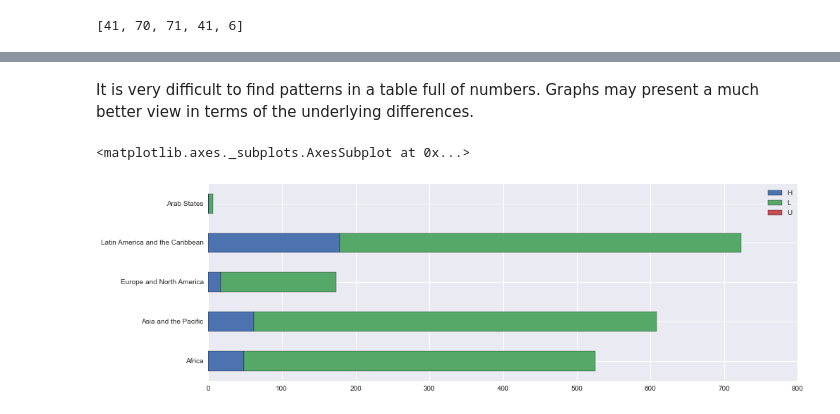
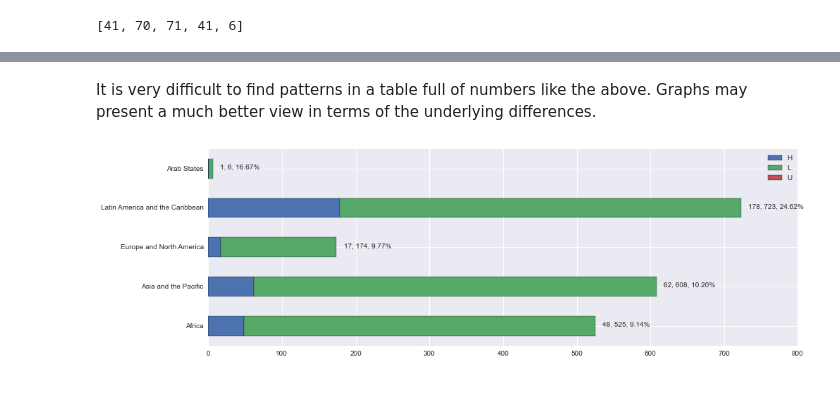
Before and after one commit to Yichuans/climate-vulnerable-wh, a Jupyter notebook: workspace.ipynb, the cells around one changed output, grey strips where cells are left out. Cells and saved outputs as stored; diff of their text form; code cells hidden in the pictures.

Commit message:
regional comparison vis added

```diff
--- a/workspace.ipynb
+++ b/workspace.ipynb
@@ -1141,13 +1212,20 @@ df_final[0][['per_H' + each for each in ['', '_africa', '_asia', '_euna', '_lac'
 # %% [markdown]
-It is very difficult to find patterns in a table full of numbers. Graphs may present a much better view in terms of the underlying differences.
+It is very difficult to find patterns in a table full of numbers like the above. Graphs may present a much better view in terms of the underlying differences.
 # %%
 # amp
 # a = pd.concat([each[['H', 'L', 'U']][-1:] for each in amp_regions])
 ## a better way to slice columns and rows, loc is a label based indxing
-## .loc returns a series, concatenate on axis 1, transpose and then replace index
+## .loc returns a series, concatenate on axis 1, transpose and then replace index, so that they'll show up as labels
+
+# get df for all regions, with HLU
 a = pd.concat([each[['H', 'L', 'U']].loc['FINAL_SCORE'] for each in amp_regions], 1).T
+
 a.index = regions_name_list
-a.plot.barh(stacked=True, figsize=(15,5))
+b = a.plot.barh(stacked=True, figsize=(15,5))
+
+# for each bar, annotate num of 'H' and percentage of 'H'
+for region_name, region_data, y_axis in zip(regions_name_list, amp_regions, range(5)):
+    b.annotate('{0:.0f}'.format(a.loc[region_name].H) + ', ' + '{0:.0f}'.format(a.loc[region_name].sum()) + ', ' + '{0:.2%}'.format(region_data.loc['FINAL_SCORE'].per_H),
+              (a.loc[region_name].sum() + 10, y_axis)) # add a buf-space for x
 # %% [output]
-<matplotlib.axes._subplots.AxesSubplot at 0x...>
-[figure, old version]
+[figure, new version]
```
Also changed, not shown: parts of 33 cells of this notebook.
